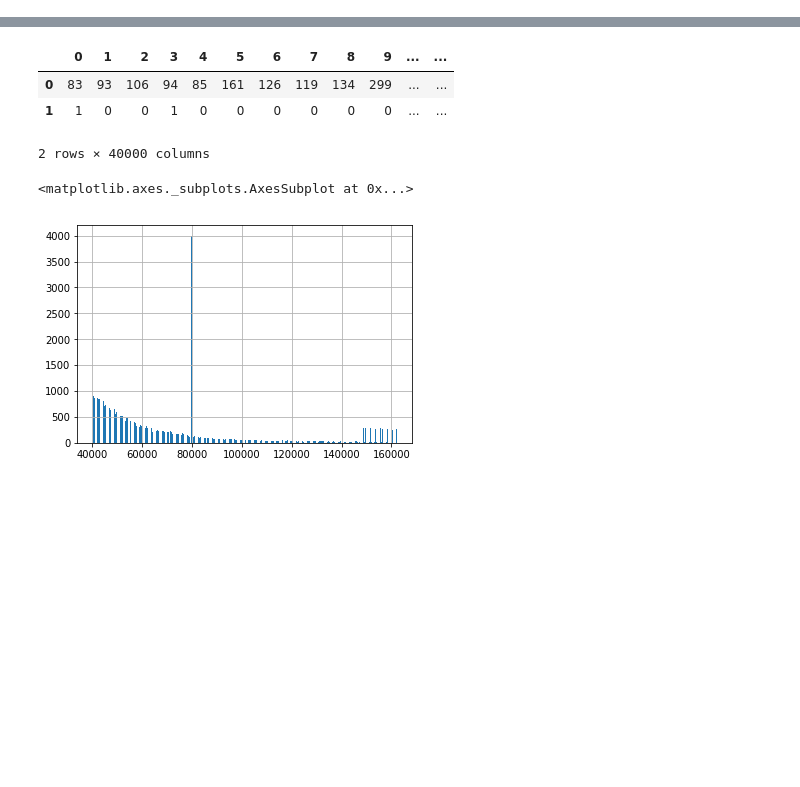
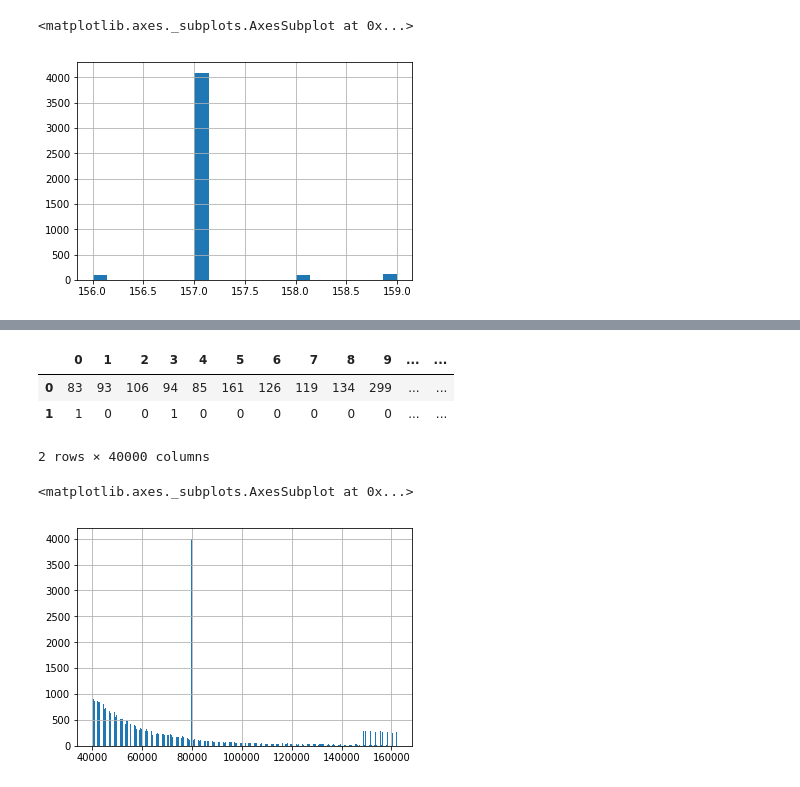
Before and after one commit to stas6626/IDRnd, a Jupyter notebook: solutions/exploration.ipynb, the cells around one changed output, grey strips where cells are left out. Cells and saved outputs as stored; diff of their text form; code cells hidden in the pictures; blank space fills up the shorter version.

```diff
--- a/solutions/exploration.ipynb
+++ b/solutions/exploration.ipynb
@@ -63 +116,6 @@ array([[<matplotlib.axes._subplots.AxesSubplot object at 0x...>]],
+# %%
+hm[hm[1] == 0][hm[0]>155][hm[0]<160][0].hist(bins=21)
+# %% [output]
+<matplotlib.axes._subplots.AxesSubplot at 0x...>
+[figure, added]
 # %%
```
Also changed, not shown: parts of 14 cells of this notebook, 13 other files.
